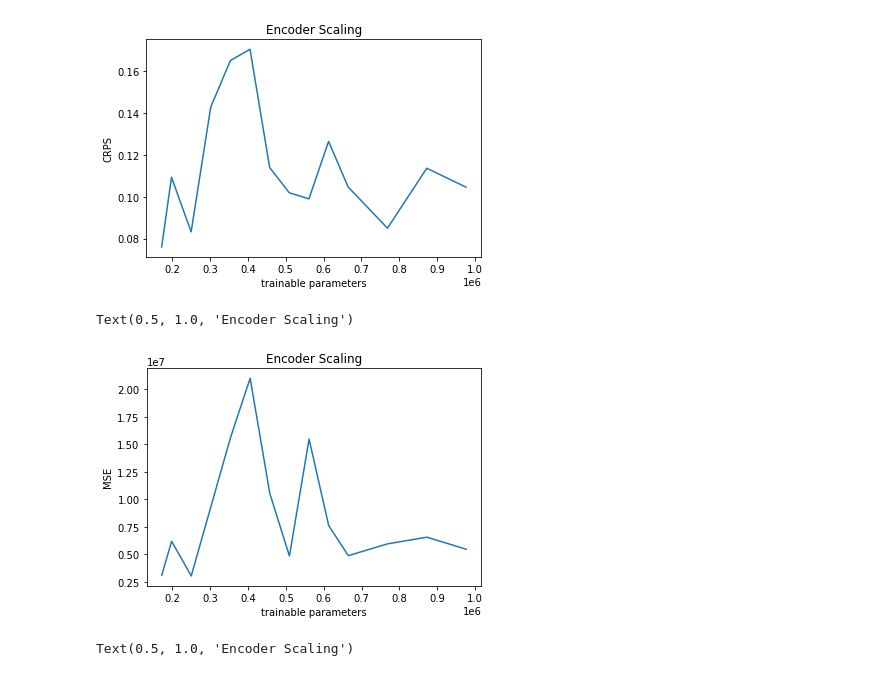
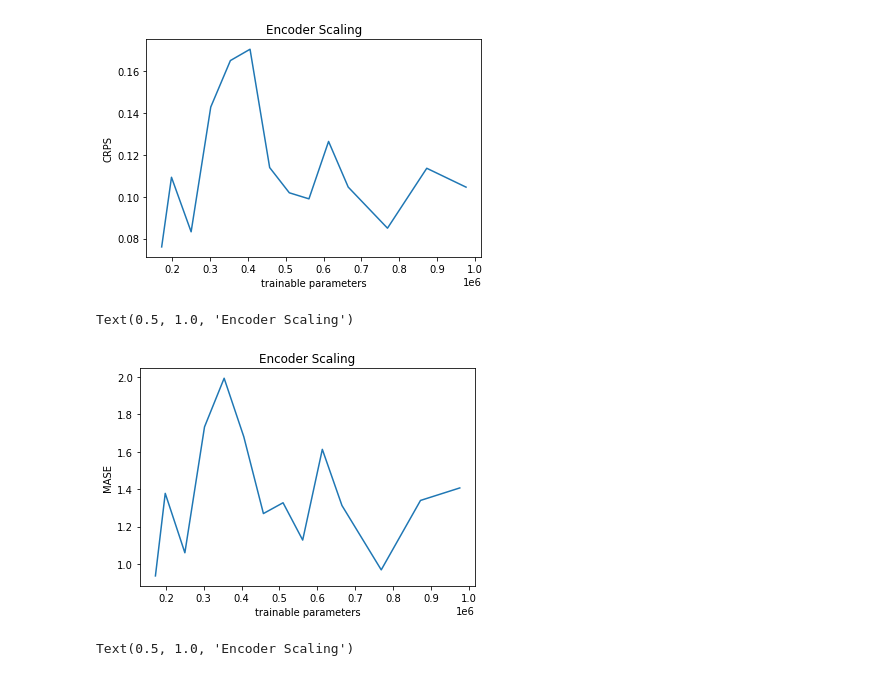
Before and after one commit to kashif/pytorch-transformer-ts, a Jupyter notebook: transformer/scaling.ipynb, the cells around one changed output. Saved outputs shown, nothing was run; the diff lists cells and outputs as text; code cells hidden in the pictures.

```diff
--- a/transformer/scaling.ipynb
+++ b/transformer/scaling.ipynb
@@ -18,7 +20,7 @@ Downloading and preparing dataset electricity_load_diagrams/lstnet (download: 24
 Dataset electricity_load_diagrams downloaded and prepared to /home/kashif/.cache/huggingface/datasets/electricity_load_diagrams/lstnet/1.0.0/fe3dd01c39428ad92523a7ced0df3fdf669cb0548b3dd16fb9f7009381a ...
 # %%
 freq = "1H"
-prediction_length = 24
+if  = 24
 # %%
 train_ds = ListDataset(dataset["train"], freq=freq)
 # %%
@@ -76,6 +78,7 @@ for layer in layers:
         predictor=predictor
     )
     forecasts = list(forecast_it)
+
     if layer == layers[0]:
         tss = list(ts_it)
 
@@ -83,3 +86,6 @@ for layer in layers:
     agg_metrics, _ = evaluator(iter(tss), iter(forecasts))
     agg_metrics["trainable_parameters"] = summarize(estimator.create_lightning_module()).trainable_parameters
     enc_metrics.append(agg_metrics.copy())
+
+with open("elec_enc_metrics.pkl", "wb") as fp:
+    pickle.dump(enc_metrics, fp)
@@ -90,3 +92,6 @@ enc_metrics_out.close()
+# %%
+with open("elec_enc_metrics.pkl", "rb") as fp:
+    enc_metrics = pickle.load(fp)
 # %%
 plt.plot(
     [metrics["trainable_parameters"] for metrics in enc_metrics],
@@ -101,14 +106,14 @@ Text(0.5, 1.0, 'Encoder Scaling')
 # %%
 plt.plot(
     [metrics["trainable_parameters"] for metrics in enc_metrics],
-    [metrics["MSE"] for metrics in enc_metrics],
+    [metrics["MASE"] for metrics in enc_metrics],
 )
 plt.xlabel("trainable parameters")
-plt.ylabel("MSE")
+plt.ylabel("MASE")
 plt.title("Encoder Scaling")
 # %% [output]
 Text(0.5, 1.0, 'Encoder Scaling')
-[figure, old version]
+[figure, new version]
 # %%
 plt.plot(
     [metrics["trainable_parameters"] for metrics in enc_metrics],
```
Also changed, not shown: parts of 10 cells of this notebook.
